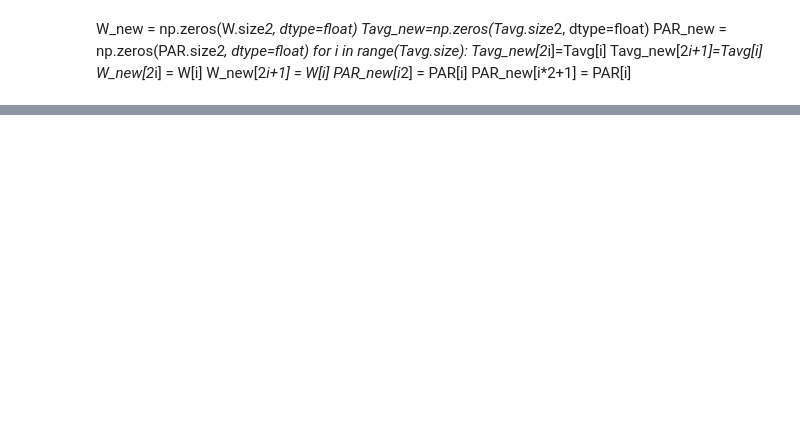
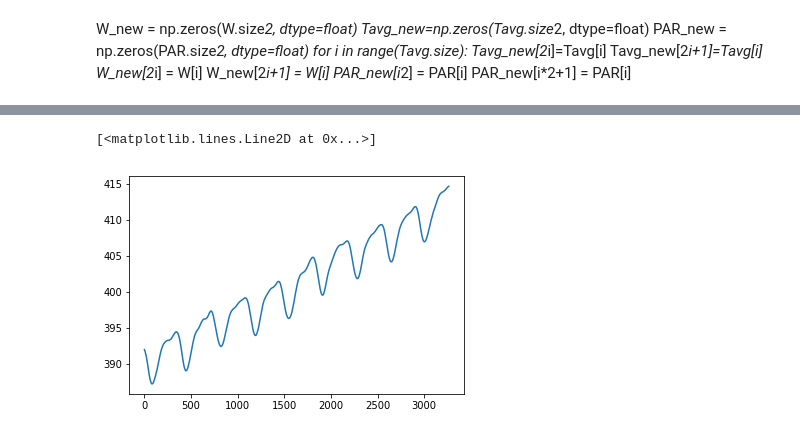
Before and after one commit to hitgo00/SC_209_Project, a Jupyter notebook: Model.ipynb, the cells around one changed output, grey strips where cells are left out. Saved outputs shown, nothing was run; the diff lists cells and outputs as text; code cells hidden in the pictures; blank space fills up the shorter version.

```diff
--- a/Model.ipynb
+++ b/Model.ipynb
@@ -119,0 +117,5 @@ f.show()
+# %%
+plt.plot(CO2)
+# %% [output]
+[<matplotlib.lines.Line2D at 0x...>]
+[figure, added]
```
Also changed, not shown: parts of 12 cells of this notebook.
